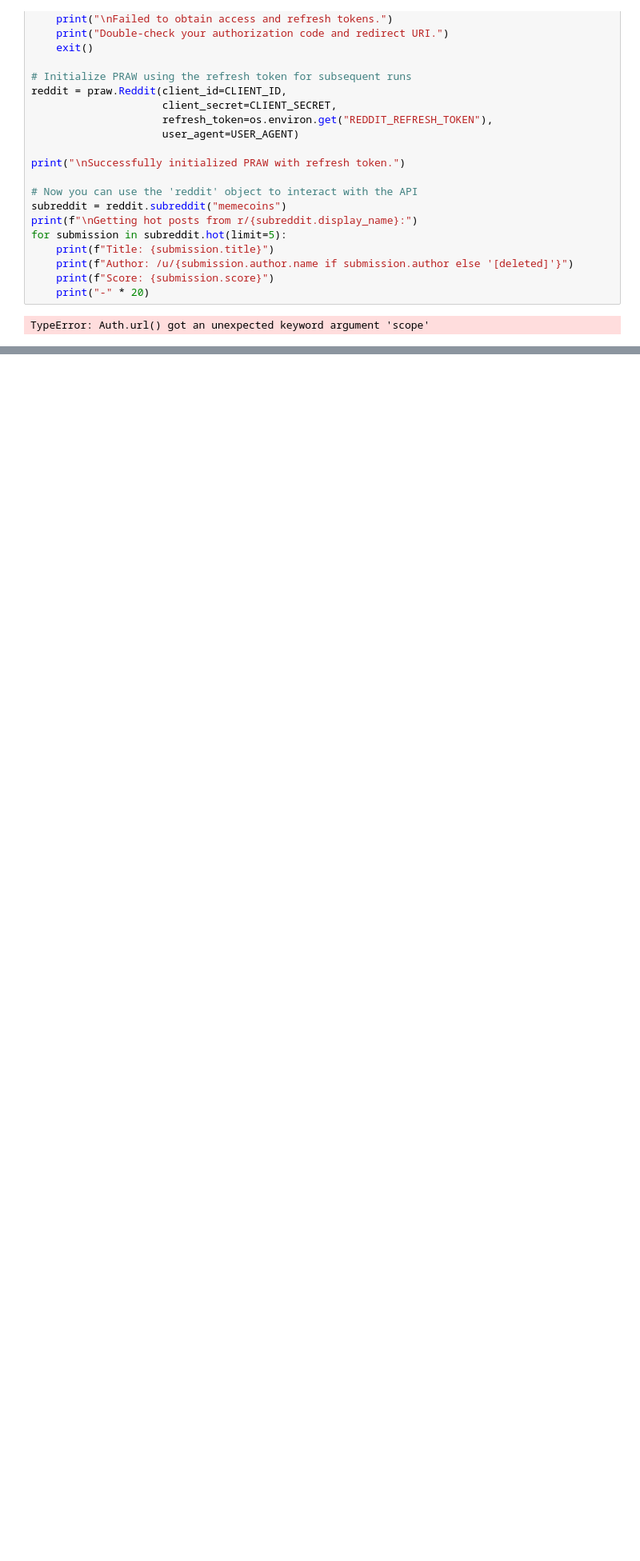
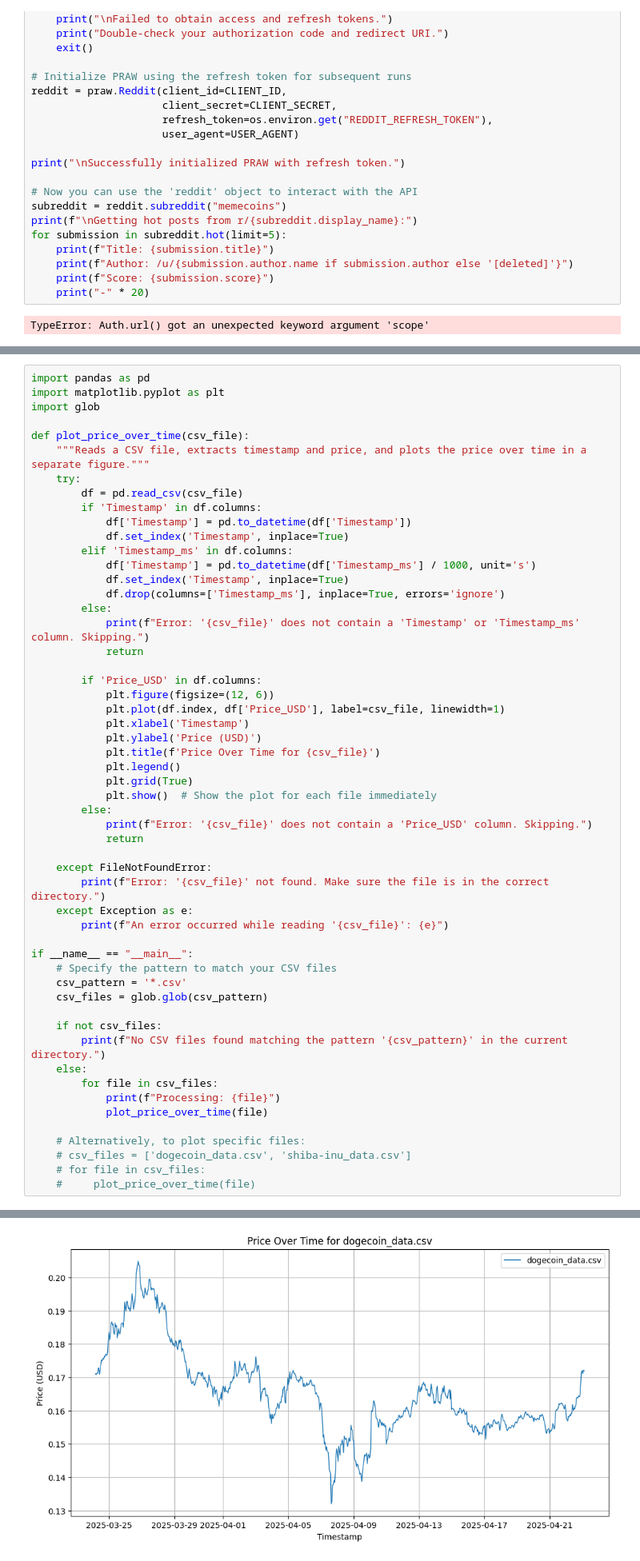
Before and after one commit to DennisHengShuYi/Python_Assignment, a Jupyter notebook: assignment.ipynb, the cells around one changed output, grey strips where cells are left out. Shown at 80% size. Saved outputs shown, nothing was run; the diff lists cells and outputs as text; blank space fills up the shorter version.

```diff
--- a/assignment.ipynb
+++ b/assignment.ipynb
@@ -466,0 +645,55 @@ TypeError: Auth.url() got an unexpected keyword argument 'scope'
+# %%
+import pandas as pd
+import matplotlib.pyplot as plt
+import glob
+
+def plot_price_over_time(csv_file):
+    """Reads a CSV file, extracts timestamp and price, and plots the price over time in a separate figure."""
+    try:
+        df = pd.read_csv(csv_file)
+        if 'Timestamp' in df.columns:
+            df['Timestamp'] = pd.to_datetime(df['Timestamp'])
+            df.set_index('Timestamp', inplace=True)
+        elif 'Timestamp_ms' in df.columns:
+            df['Timestamp'] = pd.to_datetime(df['Timestamp_ms'] / 1000, unit='s')
+            df.set_index('Timestamp', inplace=True)
+            df.drop(columns=['Timestamp_ms'], inplace=True, errors='ignore')
+        else:
+            print(f"Error: '{csv_file}' does not contain a 'Timestamp' or 'Timestamp_ms' column. Skipping.")
+            return
+
+        if 'Price_USD' in df.columns:
+            plt.figure(figsize=(12, 6))
+            plt.plot(df.index, df['Price_USD'], label=csv_file, linewidth=1)
+            plt.xlabel('Timestamp')
+            plt.ylabel('Price (USD)')
+            plt.title(f'Price Over Time for {csv_file}')
+            plt.legend()
+            plt.grid(True)
+            plt.show()  # Show the plot for each file immediately
+        else:
+            print(f"Error: '{csv_file}' does not contain a 'Price_USD' column. Skipping.")
+            return
+
+    except FileNotFoundError:
+        print(f"Error: '{csv_file}' not found. Make sure the file is in the correct directory.")
+    except Exception as e:
+        print(f"An error occurred while reading '{csv_file}': {e}")
+
+if __name__ == "__main__":
+    # Specify the pattern to match your CSV files
+    csv_pattern = '*.csv'
+    csv_files = glob.glob(csv_pattern)
+
+    if not csv_files:
+        print(f"No CSV files found matching the pattern '{csv_pattern}' in the current directory.")
+    else:
+        for file in csv_files:
+            print(f"Processing: {file}")
+            plot_price_over_time(file)
+
+    # Alternatively, to plot specific files:
+    # csv_files = ['dogecoin_data.csv', 'shiba-inu_data.csv']
+    # for file in csv_files:
+    #     plot_price_over_time(file)
+# %% [output]
@@ -466,0 +701 @@ TypeError: Auth.url() got an unexpected keyword argument 'scope'
+[figure, added]
```
Also changed, not shown: parts of 16 cells of this notebook, 1 other file.
